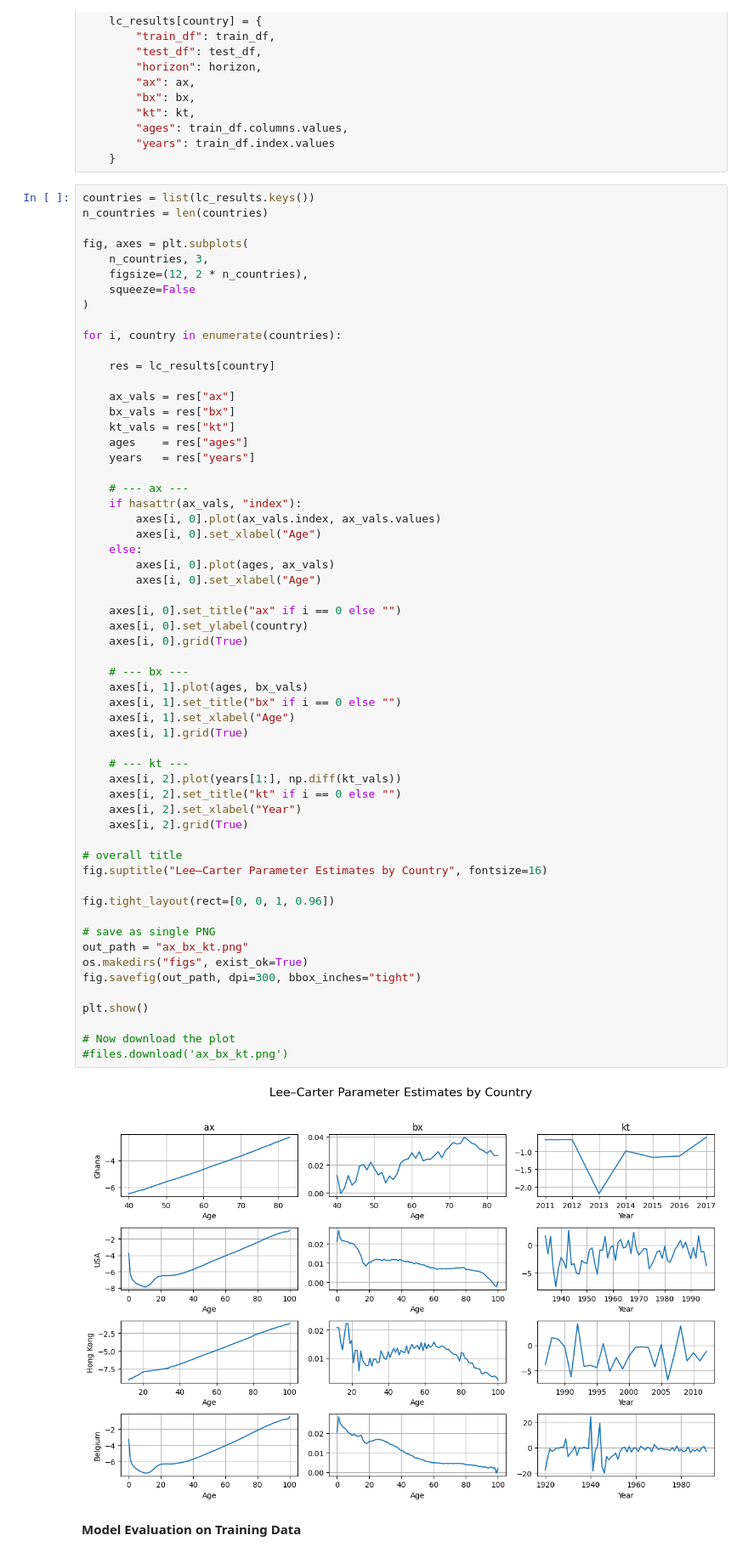
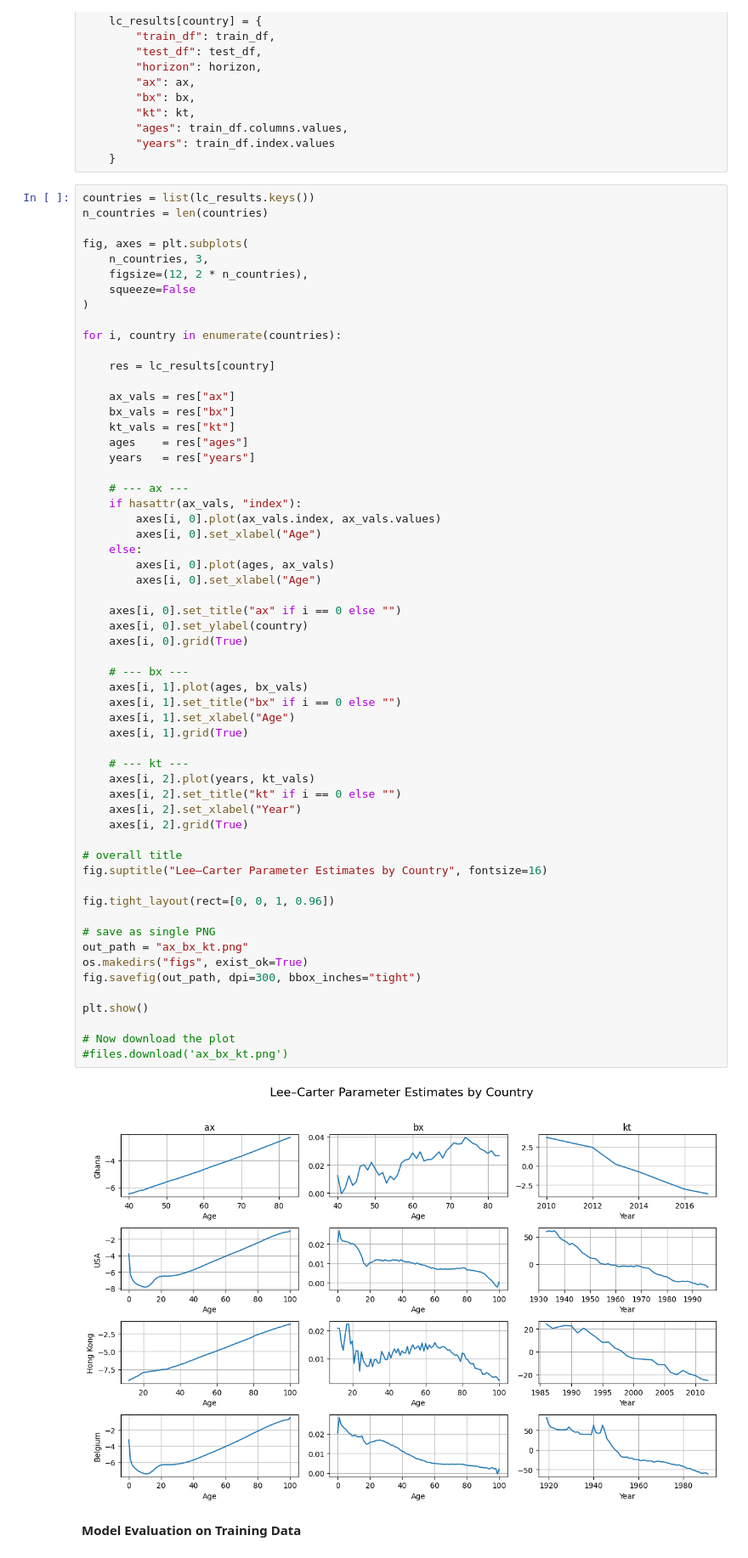
Before and after one commit to WellsAr/Mortality-Modelling---Randomised-CUSUM-Lee-Carter-Model, a Jupyter notebook: Rand_CUSUM_LC.ipynb, the cells around one changed output. Shown at 85% size. Drawn from its saved outputs; the diff is of its cells as text.

```diff
--- a/Rand_CUSUM_LC.ipynb
+++ b/Rand_CUSUM_LC.ipynb
@@ -727,35 +829,35 @@ for i, country in enumerate(countries):
     axes[i, 0].set_title("ax" if i == 0 else "")
     axes[i, 0].set_ylabel(country)
     axes[i, 0].grid(True)
 
     # --- bx ---
     axes[i, 1].plot(ages, bx_vals)
     axes[i, 1].set_title("bx" if i == 0 else "")
     axes[i, 1].set_xlabel("Age")
     axes[i, 1].grid(True)
 
     # --- kt ---
-    axes[i, 2].plot(years[1:], np.diff(kt_vals))
+    axes[i, 2].plot(years, kt_vals)
     axes[i, 2].set_title("kt" if i == 0 else "")
     axes[i, 2].set_xlabel("Year")
     axes[i, 2].grid(True)
 
 # overall title
 fig.suptitle("Lee–Carter Parameter Estimates by Country", fontsize=16)
 
 fig.tight_layout(rect=[0, 0, 1, 0.96])
 
 # save as single PNG
 out_path = "ax_bx_kt.png"
 os.makedirs("figs", exist_ok=True)
 fig.savefig(out_path, dpi=300, bbox_inches="tight")
 
 plt.show()
 
 # Now download the plot
 #files.download('ax_bx_kt.png')
 # %% [output]
-[figure, old version]
+[figure, new version]
 # %% [markdown]
 **Model Evaluation on Training Data**
 # %%
```
Also changed, not shown: parts of 7 cells of this notebook.
